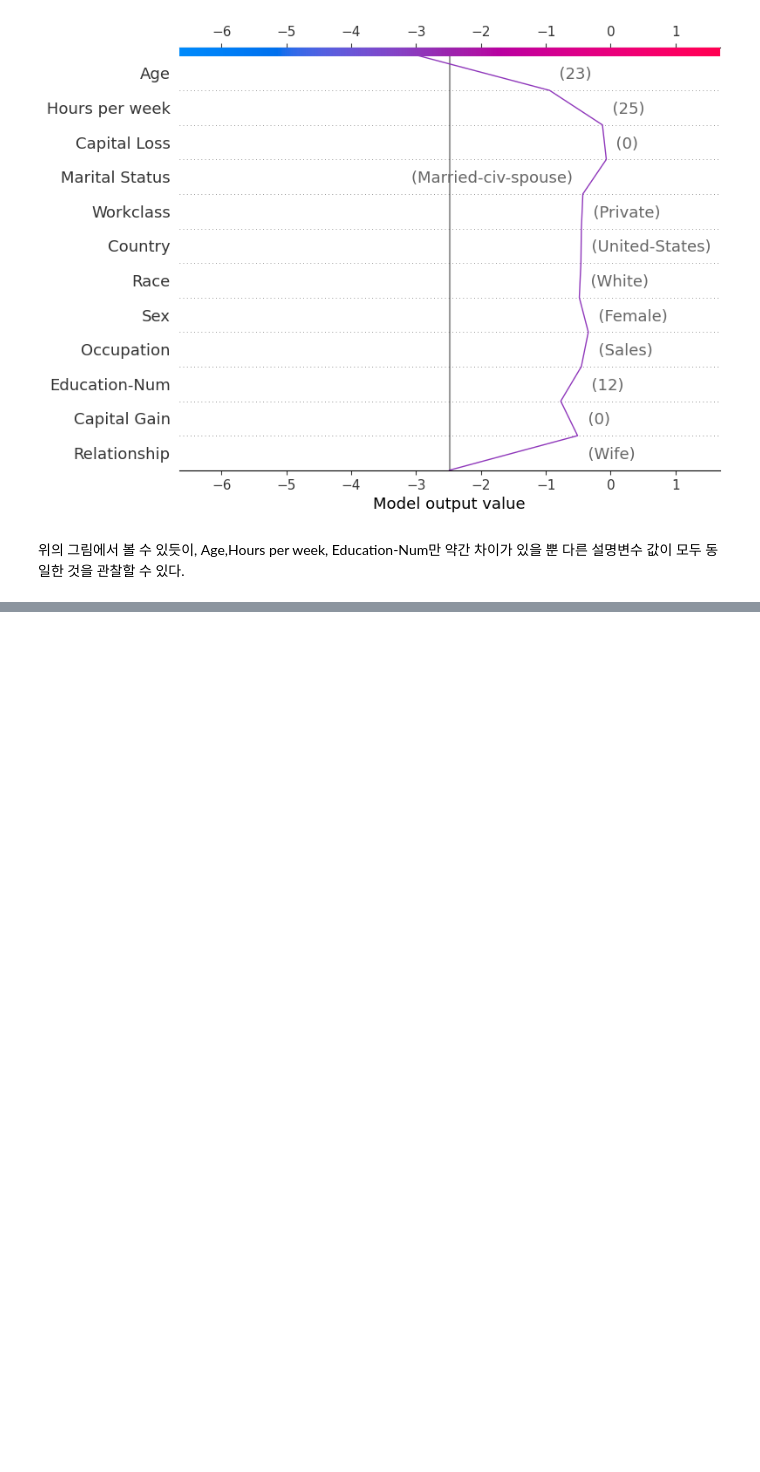
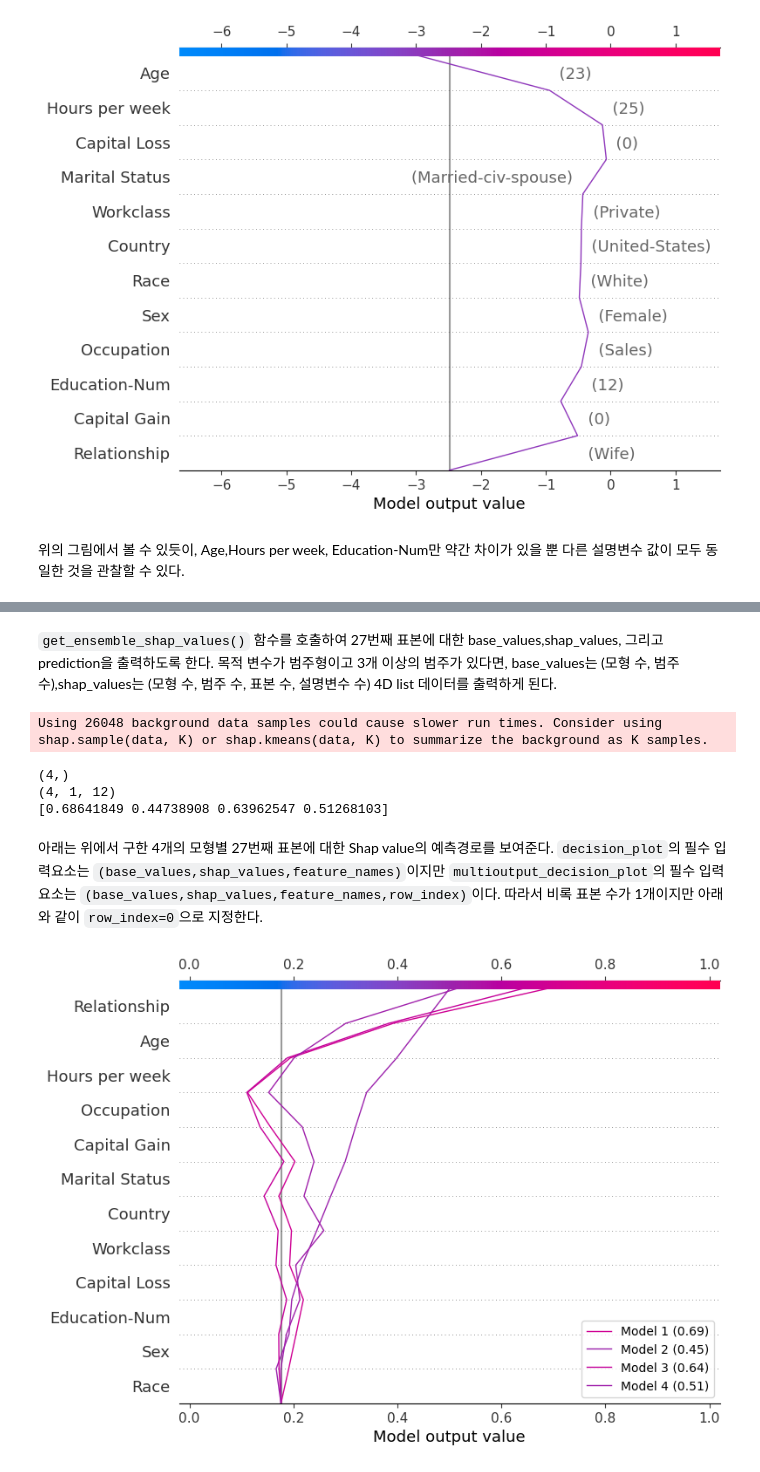
Before and after one commit to csw0625/Explainable_AI, a Jupyter notebook: Ch11.Decision_plot.ipynb, the cells around one changed output, grey strips where cells are left out. Drawn from its saved outputs; the diff is of its cells as text; code cells hidden in the pictures; blank space fills up the shorter version.

```diff
--- a/Ch11.Decision_plot.ipynb
+++ b/Ch11.Decision_plot.ipynb
@@ -178,0 +247,55 @@ for i in idx:
+# %%
+def get_ensemble_shap_values(models,X_test,X):
+    base_values = [None]*4
+    shap_values = [None]*4
+    predictions = [None]*4
+
+    for i,m in enumerate(models):
+        if i==0:
+            explainer = shap.TreeExplainer(m)
+            shap_values_1 = explainer.shap_values(X)
+            base_values[i] = explainer.expected_value
+            shap_values[i] = shap_values_1
+            predictions[i] = m.predict_proba(X)[0,1]
+        elif i==1:
+            explainer_lin = shap.KernelExplainer(m.predict,X_test)
+            shap_values_lin = explainer_lin.shap_values(X)
+            base_values[i] = explainer_lin.expected_value
+            shap_values[i] = shap_values_lin
+            predictions[i] = m.predict_proba(X)[0,1]
+        elif i==2:
+            a = m.predict(X,pred_contrib=True) #pred_contrib = True는 LightGBM의 shap value를 리턴한다.
+            base_values[i] = a[0,-1]           #base value의 마지막 열
+            shap_values[i] = a[:, 0:-1]
+            predictions[i] = 1/(1+np.exp(-a.sum(axis=1)[0]))
+        else:
+            explainer_xgb = shap.TreeExplainer(m)
+            shap_values_xgb = explainer_xgb.shap_values(X)
+            base_values[i] = explainer_xgb.expected_value
+            shap_values[i] = shap_values_xgb
+            predictions[i] = 1/(1+np.exp(-(explainer_xgb.expected_value+shap_values_xgb.sum(axis=1)[0])))
+
+    return base_values,shap_values,predictions
+# %% [markdown]
+`get_ensemble_shap_values()` 함수를 호출하여 27번째 표본에 대한 base_values,shap_values, 그리고 prediction을 출력하도록 한다. 목적 변수가 범주형이고 3개 이상의 범주가 있다면, base_values는 (모형 수, 범주 수),shap_values는 (모형 수, 범주 수, 표본 수, 설명변수 수) 4D list 데이터를 출력하게 된다.
+# %%
+ensemble_base_values, ensemble_shap_values, ensemble_predictions = get_ensemble_shap_values(models,X_train,X.iloc[[27]])
+
+print(np.array(ensemble_base_values).shape)
+print(np.array(ensemble_shap_values).shape)
+print(np.array(ensemble_predictions))
+# %% [output]
+Using 26048 background data samples could cause slower run times. Consider using shap.sample(data, K) or shap.kmeans(data, K) to summarize the background as K samples.
+(4,)
+(4, 1, 12)
+[0.68641849 0.44738908 0.63962547 0.51268103]
+# %% [markdown]
+아래는 위에서 구한 4개의 모형별 27번째 표본에 대한 Shap value의 예측경로를 보여준다. `decision_plot`의 필수 입력요소는 `(base_values,shap_values,feature_names)`이지만 `multioutput_decision_plot`의 필수 입력요소는 `(base_values,shap_values,feature_names,row_index)`이다. 따라서 비록 표본 수가 1개이지만 아래와 같이 `row_index=0`으로 지정한다.
+# %%
+labels=[f'Model {i+1} ({ensemble_predictions[i].round(2):.2f})' for i in range(4)]
+
+shap.multioutput_decision_plot(ensemble_base_values,ensemble_shap_values,
+                            row_index=0, feature_names=X.columns.to_list(),link='logit',
+                            legend_labels=labels,legend_location='lower right')
+# %% [output]
+[figure, added]
```
Also changed, not shown: parts of 22 cells of this notebook, 1 other file.
